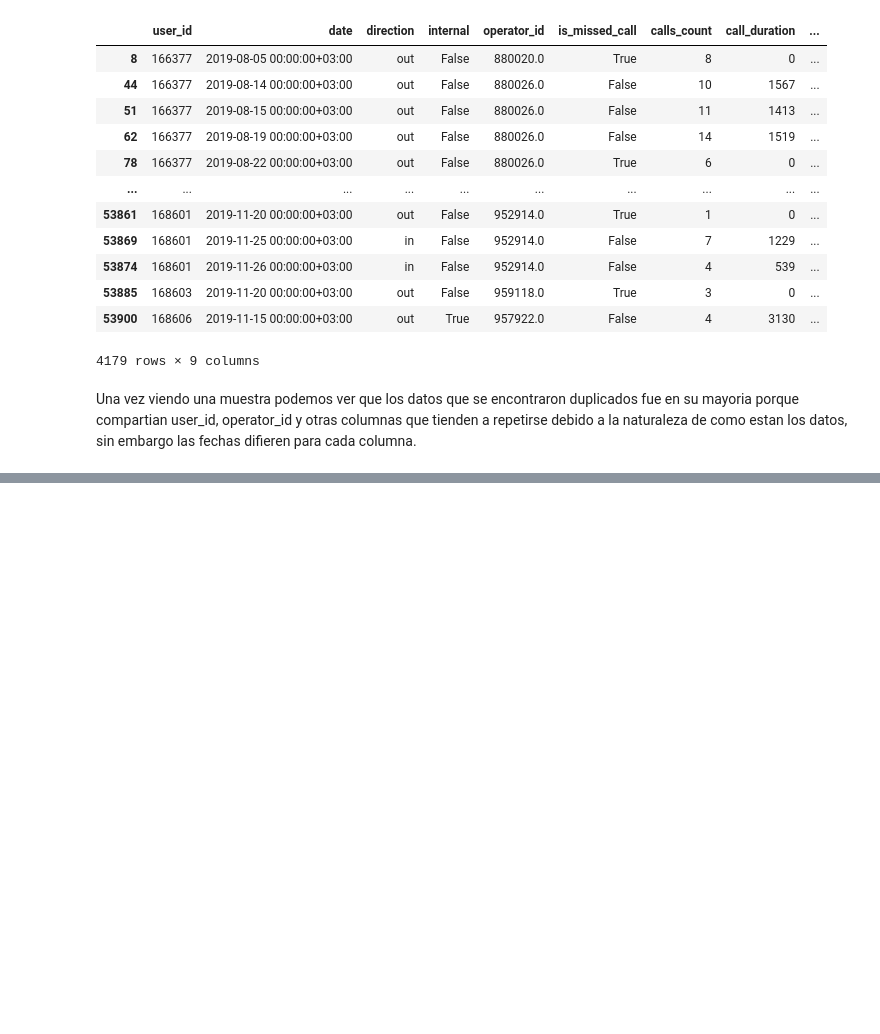
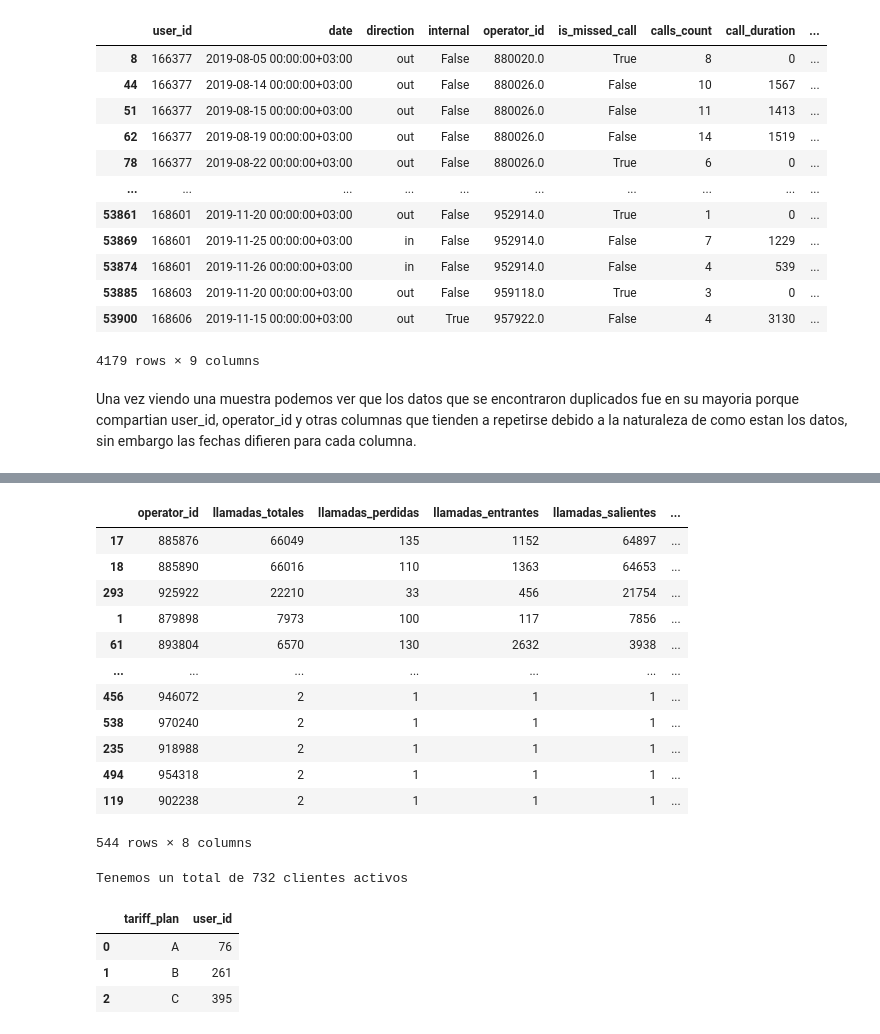
Before and after one commit to ApoloCode/proyecto_final, a Jupyter notebook: proyecto_final/proyecto_final.ipynb, the cells around one changed output, grey strips where cells are left out. Saved outputs shown, nothing was run; the diff lists cells and outputs as text; code cells hidden in the pictures; blank space fills up the shorter version.

Commit message:
Se agregan etapas finales del proyecto para revision

```diff
--- a/proyecto_final/proyecto_final.ipynb
+++ b/proyecto_final/proyecto_final.ipynb
@@ -360,0 +371,13 @@ Una vez viendo una muestra podemos ver que los datos que se encontraron duplicad
+# %%
+## Ajustamos los datos de fechas
+data_clients['date_start'] = pd.to_datetime(data_clients.date_start)
+data['date'] = pd.to_datetime(pd.to_datetime(data.date).dt.date)
+
+# Ajustamos los demas datos
+data['internal'] = data['internal'].astype(bool)
+data['operator_id'] = data['operator_id'].apply(int)
+
+# Verificamos los cambios
+print(data_clients.info())
+print()
+print(data.info())
@@ -360,0 +416,12 @@ Una vez viendo una muestra podemos ver que los datos que se encontraron duplicad
+# %%
+# Tabla con los datos para cada operador como su número de llamadas (salientes, entrantes, perdidas y totales)
+operator_data = data.groupby('operator_id').agg({'calls_count': 'sum', 'is_missed_call': 'sum'}).reset_index()
+
+# Tabla de llamadas entrantes y salientes
+operator_direction = data.groupby(['operator_id', 'direction'])['calls_count'].sum().reset_index()
+
+# Juntamos ambas tablas para crear una tabla unificada
+operator_data = operator_data.merge(operator_direction.query('direction == "in"')[['operator_id','calls_count']], on='operator_id')
+operator_data = operator_data.merge(operator_direction.query('direction == "out"')[['operator_id','calls_count']], on='operator_id')
+operator_data.rename(columns={"calls_count_x": "llamadas_totales", "is_missed_call": "llamadas_perdidas", "calls_count_y": "llamadas_entrantes", "calls_count": "llamadas_salientes"}, inplace=True)
+operator_data
@@ -360,0 +442,37 @@ Una vez viendo una muestra podemos ver que los datos que se encontraron duplicad
+# %%
+# Agregamos al dataset original el tiempo de espera
+data['call_wait'] = data.total_call_duration - data.call_duration
+
+# Tabla de duracion de llamadas y tiempo de espera promedio
+operator_time_data = data.groupby('operator_id').agg({'call_duration': 'mean', 'call_wait': 'mean', 'total_call_duration': 'mean'}).reset_index()
+
+# Unimos nuestras 2 tablas para hacer una tabla unificada
+operator_data = operator_data.merge(operator_time_data, on='operator_id').sort_values(by='llamadas_totales', ascending=False)
+operator_data
+# %% [output]
+|  | operator_id | llamadas_totales | llamadas_perdidas | llamadas_entrantes | llamadas_salientes | ... |
+| 17 | 885876 | 66049 | 135 | 1152 | 64897 | ... |
+| 18 | 885890 | 66016 | 110 | 1363 | 64653 | ... |
+| 293 | 925922 | 22210 | 33 | 456 | 21754 | ... |
+| 1 | 879898 | 7973 | 100 | 117 | 7856 | ... |
+| 61 | 893804 | 6570 | 130 | 2632 | 3938 | ... |
+| ... | ... | ... | ... | ... | ... | ... |
+| 456 | 946072 | 2 | 1 | 1 | 1 | ... |
+| 538 | 970240 | 2 | 1 | 1 | 1 | ... |
+| 235 | 918988 | 2 | 1 | 1 | 1 | ... |
+| 494 | 954318 | 2 | 1 | 1 | 1 | ... |
+| 119 | 902238 | 2 | 1 | 1 | 1 | ... |
+544 rows × 8 columns
+# %%
+# Numero de clientes con el servicio
+print('Tenemos un total de', data_clients.user_id.nunique(), 'clientes activos')
+# %% [output]
+Tenemos un total de 732 clientes activos
+# %%
+# Numero de clientes con los diferentes planes
+data_clients.groupby('tariff_plan')['user_id'].nunique().reset_index()
+# %% [output]
+|  | tariff_plan | user_id |
+| 0 | A | 76 |
+| 1 | B | 261 |
+| 2 | C | 395 |
```
Also changed, not shown: parts of 31 cells of this notebook.
